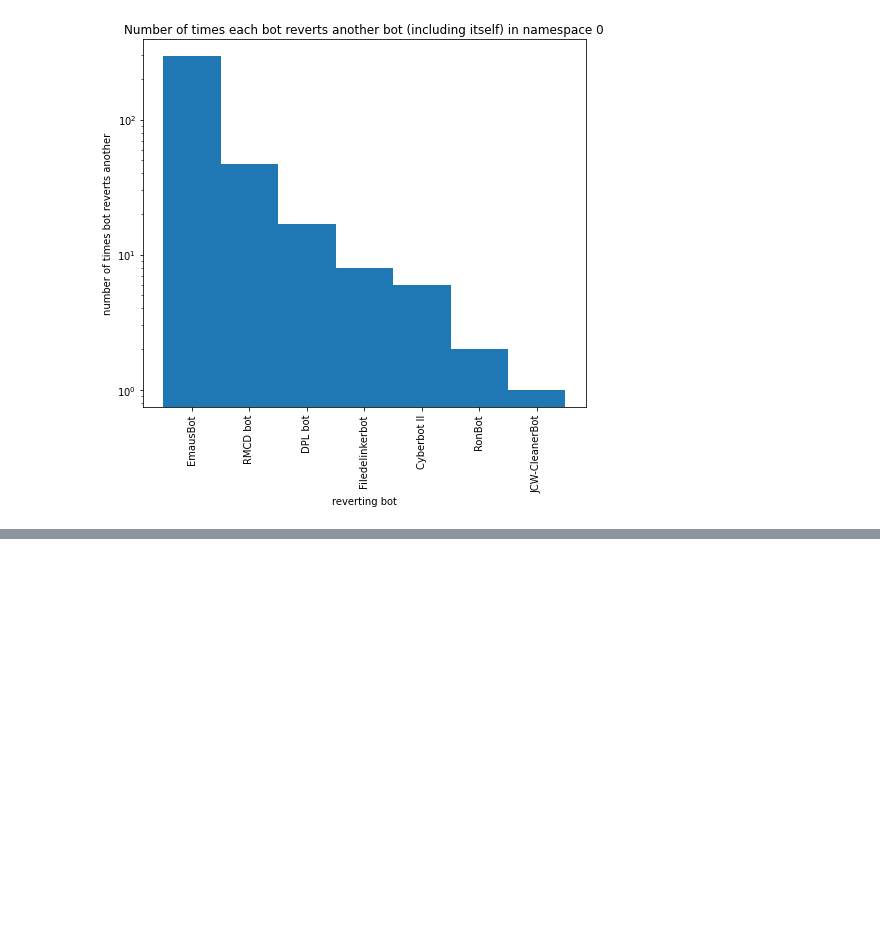
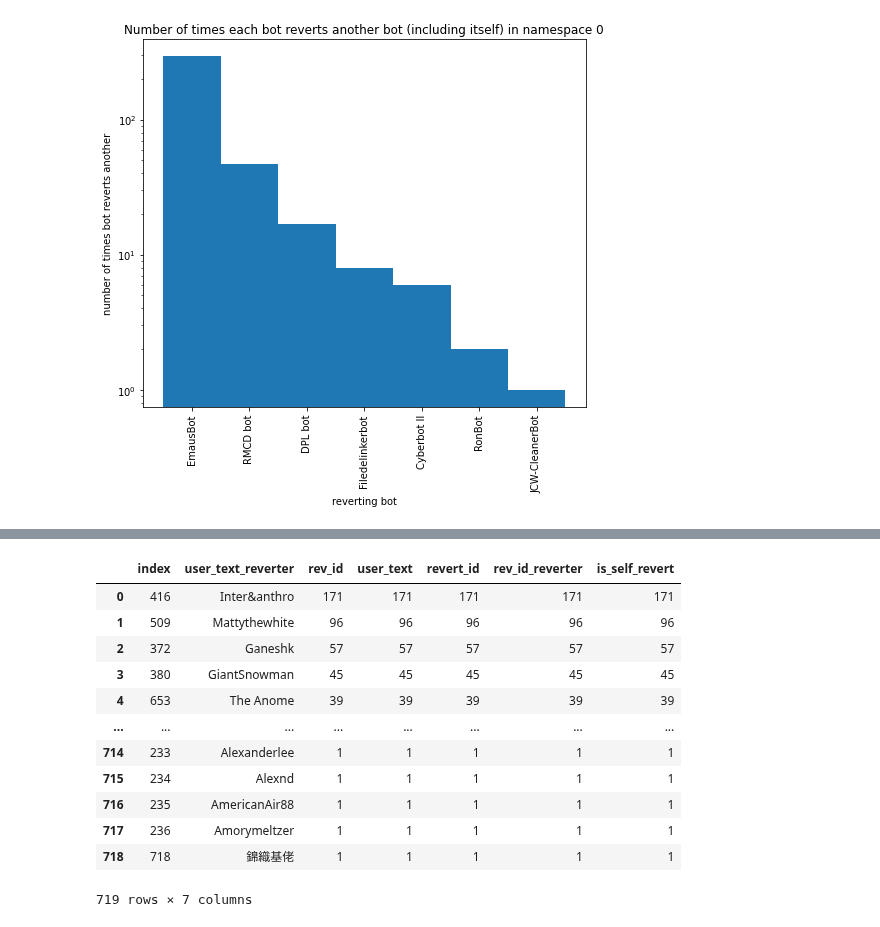
Before and after one commit to levon003/wiki-ores-feedback, a Jupyter notebook: reu2021/bot_reverts_namespace0.ipynb, the cells around one changed output, grey strips where cells are left out. Drawn from its saved outputs; the diff is of its cells as text; code cells hidden in the pictures; blank space fills up the shorter version.

```diff
--- a/reu2021/bot_reverts_namespace0.ipynb
+++ b/reu2021/bot_reverts_namespace0.ipynb
@@ -197,3 +197,11 @@ plt.tight_layout()
 plt.show()
 # %% [output]
 [figure]
+# %%
+sdf_anotherh = df[df.user_is_bot != True]
+sdf_anotherh = sdf_anotherh[sdf_anotherh.is_revert]
+
+sdf1 = namespace0.loc[namespace0.is_reverted, ["rev_id", "user_text", "revert_id"]]
+sdf1.revert_id = sdf1.revert_id.astype('int')
+
+sdf2 = sdf_anotherh[["rev_id", 'user_text', "is_self_revert"]]
@@ -199,0 +233,16 @@ plt.show()
+# %%
+human_bot_reverts.groupby(["user_text_reverter"], as_index = False).count().sort_values("rev_id", ascending=False).reset_index()
+# %% [output]
+|  | index | user_text_reverter | rev_id | user_text | revert_id | rev_id_reverter | is_self_revert |
+| 0 | 416 | Inter&anthro | 171 | 171 | 171 | 171 | 171 |
+| 1 | 509 | Mattythewhite | 96 | 96 | 96 | 96 | 96 |
+| 2 | 372 | Ganeshk | 57 | 57 | 57 | 57 | 57 |
+| 3 | 380 | GiantSnowman | 45 | 45 | 45 | 45 | 45 |
+| 4 | 653 | The Anome | 39 | 39 | 39 | 39 | 39 |
+| ... | ... | ... | ... | ... | ... | ... | ... |
+| 714 | 233 | Alexanderlee | 1 | 1 | 1 | 1 | 1 |
+| 715 | 234 | Alexnd | 1 | 1 | 1 | 1 | 1 |
+| 716 | 235 | AmericanAir88 | 1 | 1 | 1 | 1 | 1 |
+| 717 | 236 | Amorymeltzer | 1 | 1 | 1 | 1 | 1 |
+| 718 | 718 | 錦織基佬 | 1 | 1 | 1 | 1 | 1 |
+719 rows × 7 columns
```
Also changed, not shown: parts of 6 cells of this notebook.
